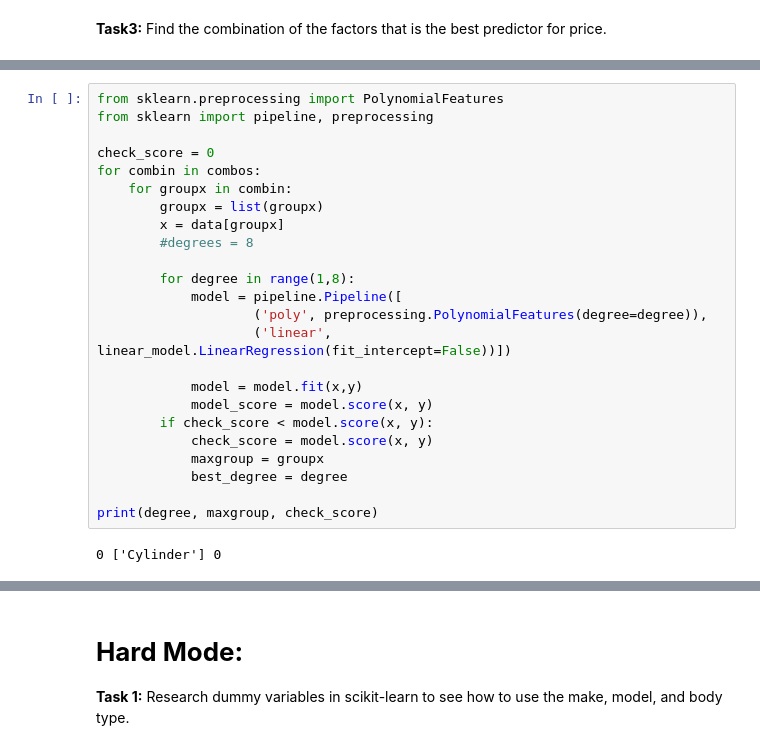
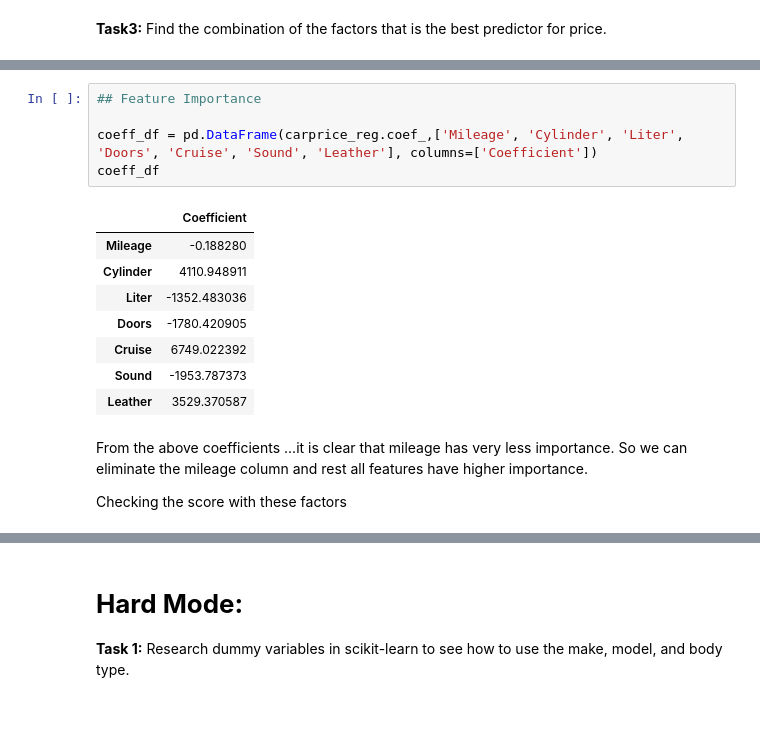
Before and after one commit to NikhithaVarma/Guvi-Task6, a Jupyter notebook: Assignment8(Car_Data).ipynb, the cells around one changed output, grey strips where cells are left out. Drawn from its saved outputs; the diff is of its cells as text; blank space fills up the shorter version.

```diff
--- a/Assignment8(Car_Data).ipynb
+++ b/Assignment8(Car_Data).ipynb
@@ -215,26 +208,18 @@ for i in range(1, 8):
-# %%
-from sklearn.preprocessing import PolynomialFeatures
-from sklearn import pipeline, preprocessing
-
-check_score = 0
-for combin in combos:
-    for groupx in combin:
-        groupx = list(groupx)
-        x = data[groupx]
-        #degrees = 8
-
-        for degree in range(1,8):
-            model = pipeline.Pipeline([
-                    ('poly', preprocessing.PolynomialFeatures(degree=degree)),
-                    ('linear', linear_model.LinearRegression(fit_intercept=False))])
-
-            model = model.fit(x,y)
-            model_score = model.score(x, y)
-        if check_score < model.score(x, y):
-            check_score = model.score(x, y)
-            maxgroup = groupx
-            best_degree = degree
-
-print(degree, maxgroup, check_score)
-# %% [output]
-0 ['Cylinder'] 0
+# %%
+## Feature Importance
+
+coeff_df = pd.DataFrame(carprice_reg.coef_,['Mileage', 'Cylinder', 'Liter', 'Doors', 'Cruise', 'Sound', 'Leather'], columns=['Coefficient'])
+coeff_df
+# %% [output]
+|  | Coefficient |
+| Mileage | -0.188280 |
+| Cylinder | 4110.948911 |
+| Liter | -1352.483036 |
+| Doors | -1780.420905 |
+| Cruise | 6749.022392 |
+| Sound | -1953.787373 |
+| Leather | 3529.370587 |
+# %% [markdown]
+From the above coefficients ...it is clear that mileage has very less importance. So we can eliminate the mileage column and rest all features have higher importance.
+
+Checking the score with these factors
```
Also changed, not shown: parts of 13 cells of this notebook.
